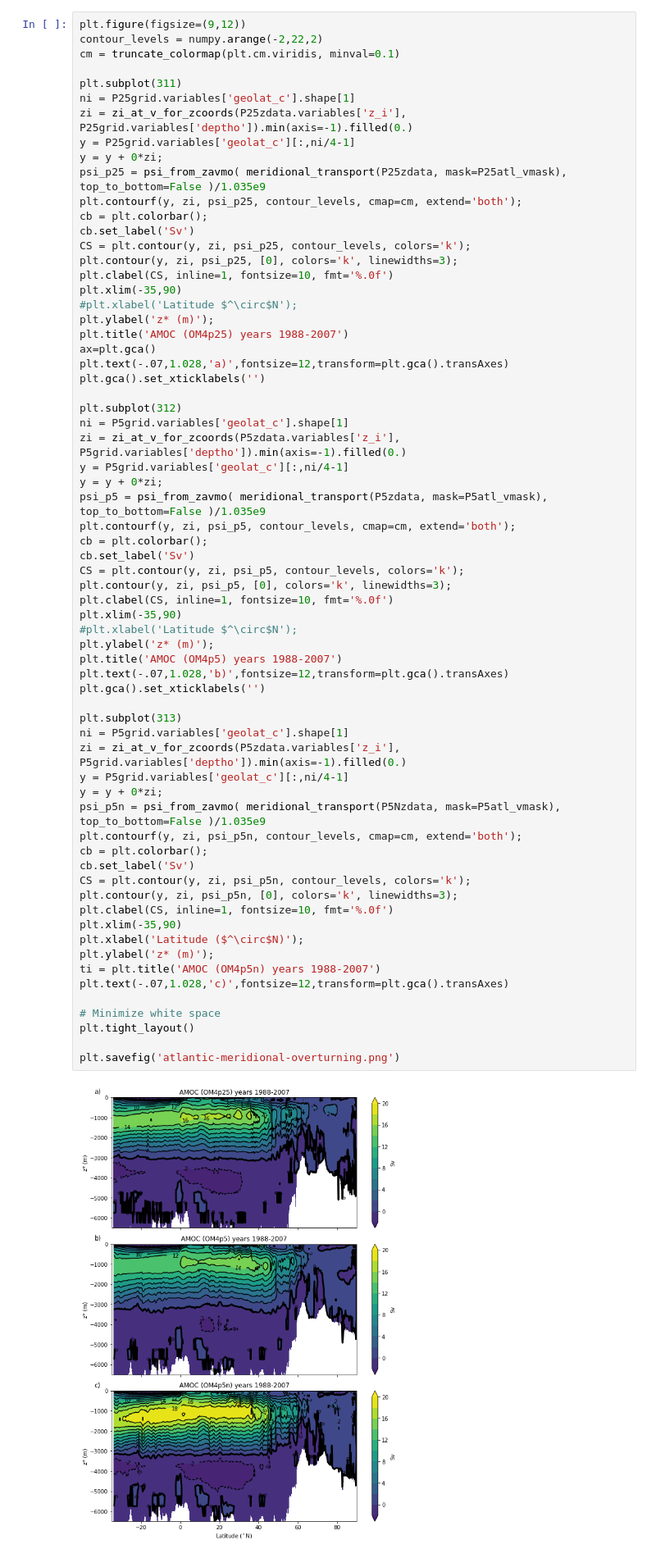
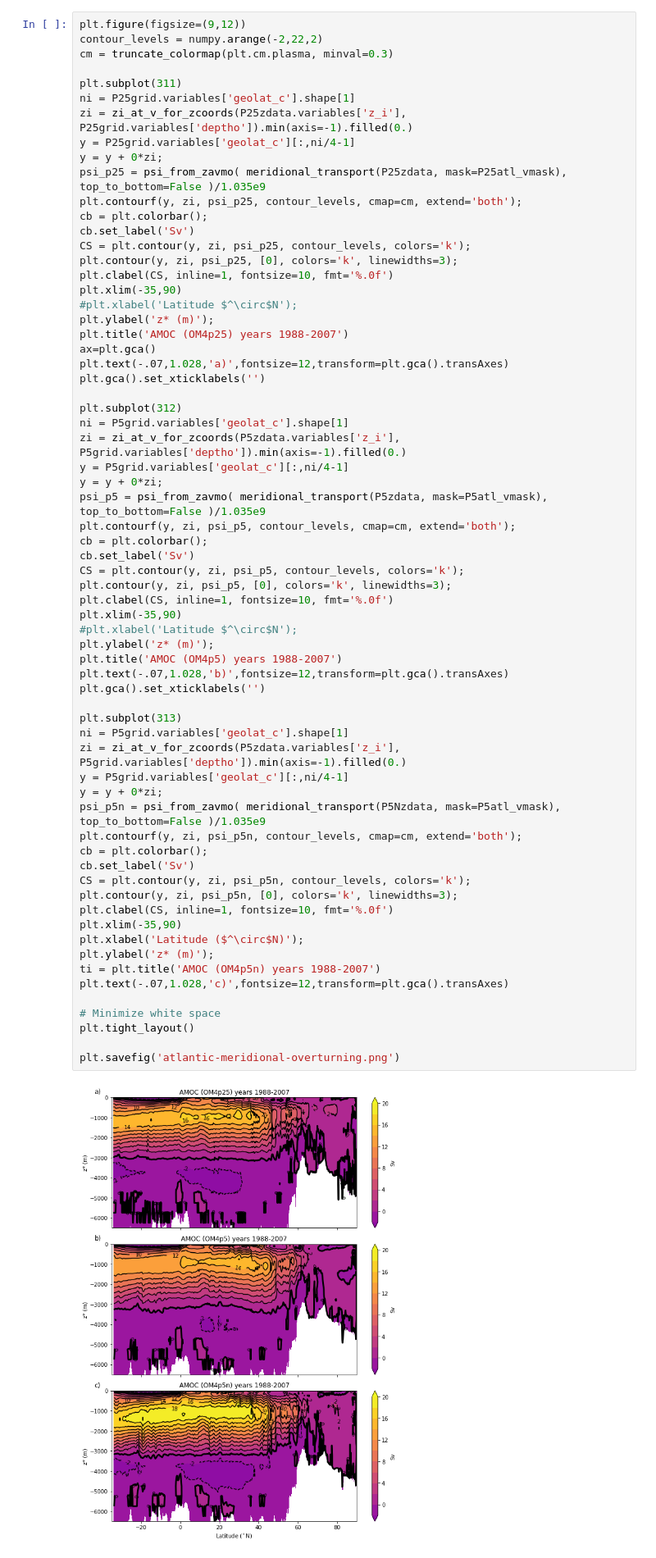
Before and after one commit to NOAA-GFDL/OM4-figures, a Jupyter notebook: atlantic-meridional-overturning.ipynb, the cells around one changed output. Shown: that part at 82% size. Cells and saved outputs as stored; diff of their text form.

Commit message:
Changed colormaps in AMOC plots

```diff
--- a/atlantic-meridional-overturning.ipynb
+++ b/atlantic-meridional-overturning.ipynb
@@ -101,7 +101,7 @@ def zi_at_v_for_zcoords(z_i, depth):
 # %%
 plt.figure(figsize=(9,12))
 contour_levels = numpy.arange(-2,22,2)
-cm = truncate_colormap(plt.cm.viridis, minval=0.1)
+cm = truncate_colormap(plt.cm.plasma, minval=0.3)
 
 plt.subplot(311)
 ni = P25grid.variables['geolat_c'].shape[1]
@@ -138,31 +138,31 @@ plt.clabel(CS, inline=1, fontsize=10, fmt='%.0f')
 plt.xlim(-35,90)
 #plt.xlabel('Latitude $^\circ$N');
 plt.ylabel('z* (m)');
 plt.title('AMOC (OM4p5) years 1988-2007')
 plt.text(-.07,1.028,'b)',fontsize=12,transform=plt.gca().transAxes)
 plt.gca().set_xticklabels('')
 
 plt.subplot(313)
 ni = P5grid.variables['geolat_c'].shape[1]
 zi = zi_at_v_for_zcoords(P5zdata.variables['z_i'], P5grid.variables['deptho']).min(axis=-1).filled(0.)
 y = P5grid.variables['geolat_c'][:,ni/4-1]
 y = y + 0*zi;
 psi_p5n = psi_from_zavmo( meridional_transport(P5Nzdata, mask=P5atl_vmask), top_to_bottom=False )/1.035e9
 plt.contourf(y, zi, psi_p5n, contour_levels, cmap=cm, extend='both');
 cb = plt.colorbar();
 cb.set_label('Sv')
 CS = plt.contour(y, zi, psi_p5n, contour_levels, colors='k');
 plt.contour(y, zi, psi_p5n, [0], colors='k', linewidths=3);
 plt.clabel(CS, inline=1, fontsize=10, fmt='%.0f')
 plt.xlim(-35,90)
 plt.xlabel('Latitude ($^\circ$N)');
 plt.ylabel('z* (m)');
 ti = plt.title('AMOC (OM4p5n) years 1988-2007')
 plt.text(-.07,1.028,'c)',fontsize=12,transform=plt.gca().transAxes)
 
 # Minimize white space
 plt.tight_layout()
 
 plt.savefig('atlantic-meridional-overturning.png')
 # %% [output]
-[figure, old version]
+[figure, new version]
```
